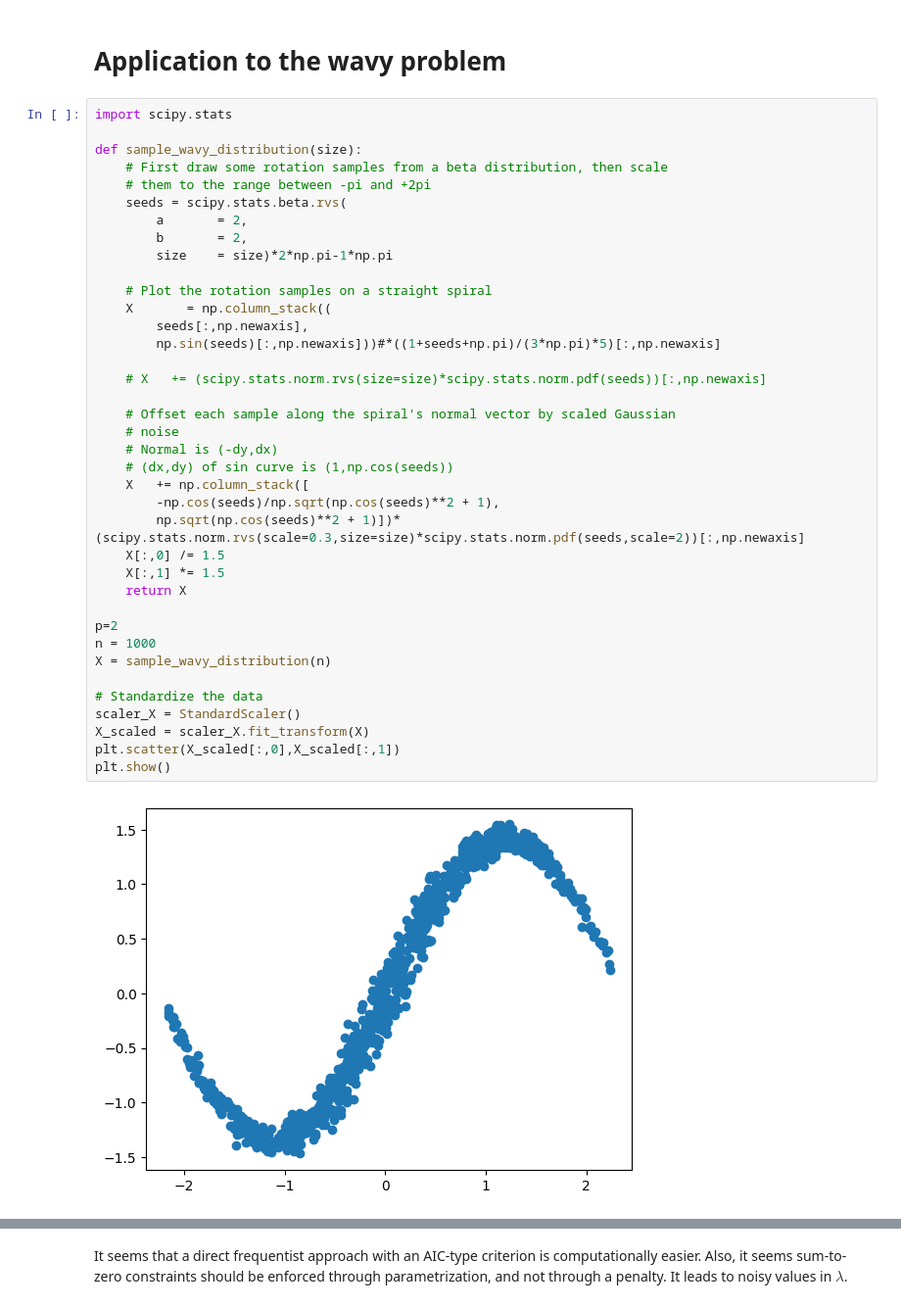
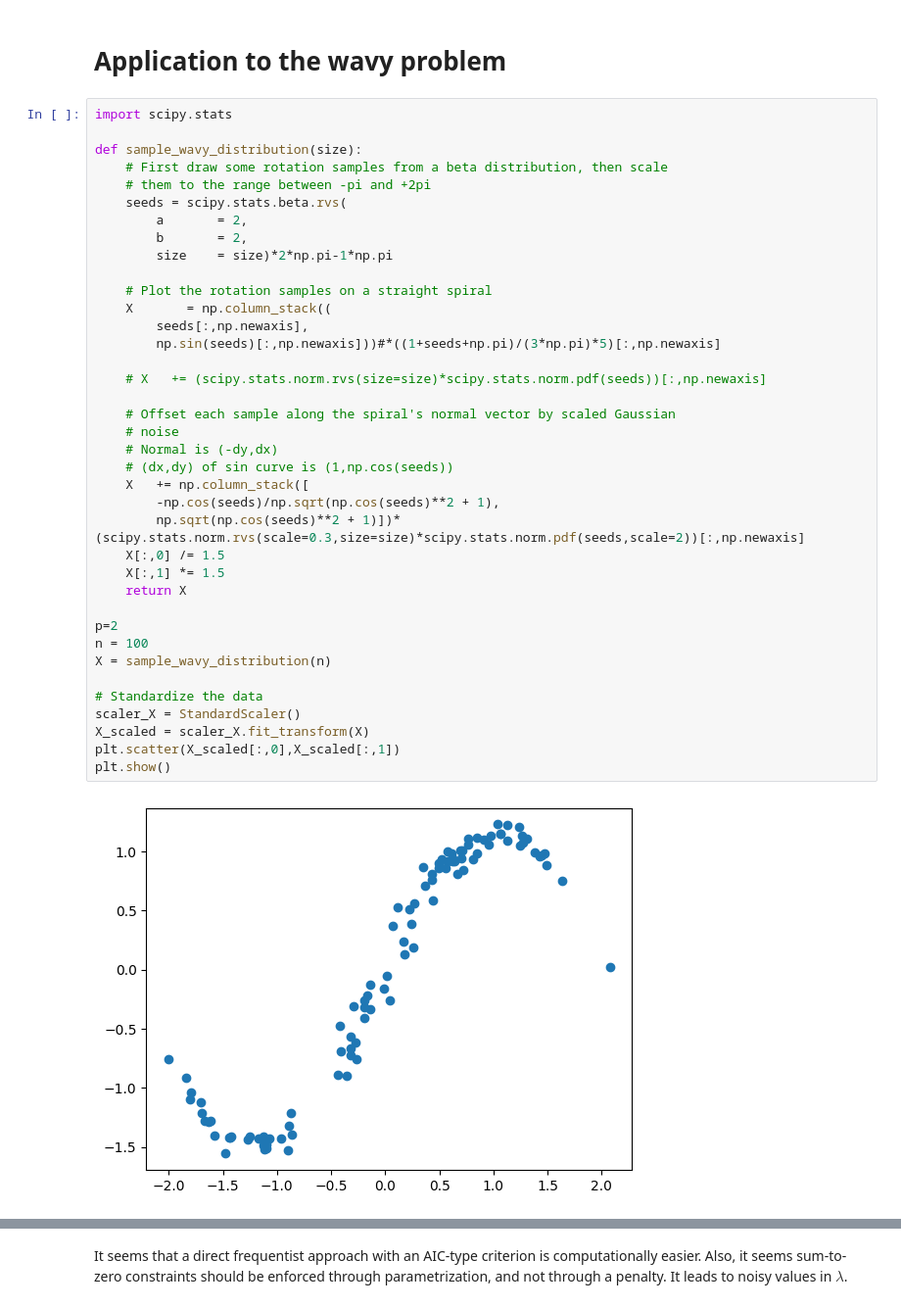
Before and after one commit to equinor/graphite-maps, a Jupyter notebook: docs/source/bayes-empirical-smoothing-autodiff.ipynb, the cells around one changed output, grey strips where cells are left out. Shown at 98% size. Saved outputs shown, nothing was run; the diff lists cells and outputs as text.

```diff
--- a/docs/source/bayes-empirical-smoothing-autodiff.ipynb
+++ b/docs/source/bayes-empirical-smoothing-autodiff.ipynb
@@ -477,35 +477,35 @@ def sample_wavy_distribution(size):
         b       = 2,
         size    = size)*2*np.pi-1*np.pi
 
     # Plot the rotation samples on a straight spiral
     X       = np.column_stack((
         seeds[:,np.newaxis],
         np.sin(seeds)[:,np.newaxis]))#*((1+seeds+np.pi)/(3*np.pi)*5)[:,np.newaxis]
 
     # X   += (scipy.stats.norm.rvs(size=size)*scipy.stats.norm.pdf(seeds))[:,np.newaxis]
 
     # Offset each sample along the spiral's normal vector by scaled Gaussian
     # noise
     # Normal is (-dy,dx)
     # (dx,dy) of sin curve is (1,np.cos(seeds))
     X   += np.column_stack([
         -np.cos(seeds)/np.sqrt(np.cos(seeds)**2 + 1),
         np.sqrt(np.cos(seeds)**2 + 1)])*(scipy.stats.norm.rvs(scale=0.3,size=size)*scipy.stats.norm.pdf(seeds,scale=2))[:,np.newaxis]
     X[:,0] /= 1.5
     X[:,1] *= 1.5
     return X
 
 p=2
-n = 1000
+n = 100
 X = sample_wavy_distribution(n)
 
 # Standardize the data
 scaler_X = StandardScaler()
 X_scaled = scaler_X.fit_transform(X)
 plt.scatter(X_scaled[:,0],X_scaled[:,1])
 plt.show()
 # %% [output]
-[figure, old version]
+[figure, new version]
 # %%
 # Define B-spline basis functions with knots at quantiles
 def create_bspline_basis(x, k=10, degree=3):
```
Also changed, not shown: parts of 13 cells of this notebook.
